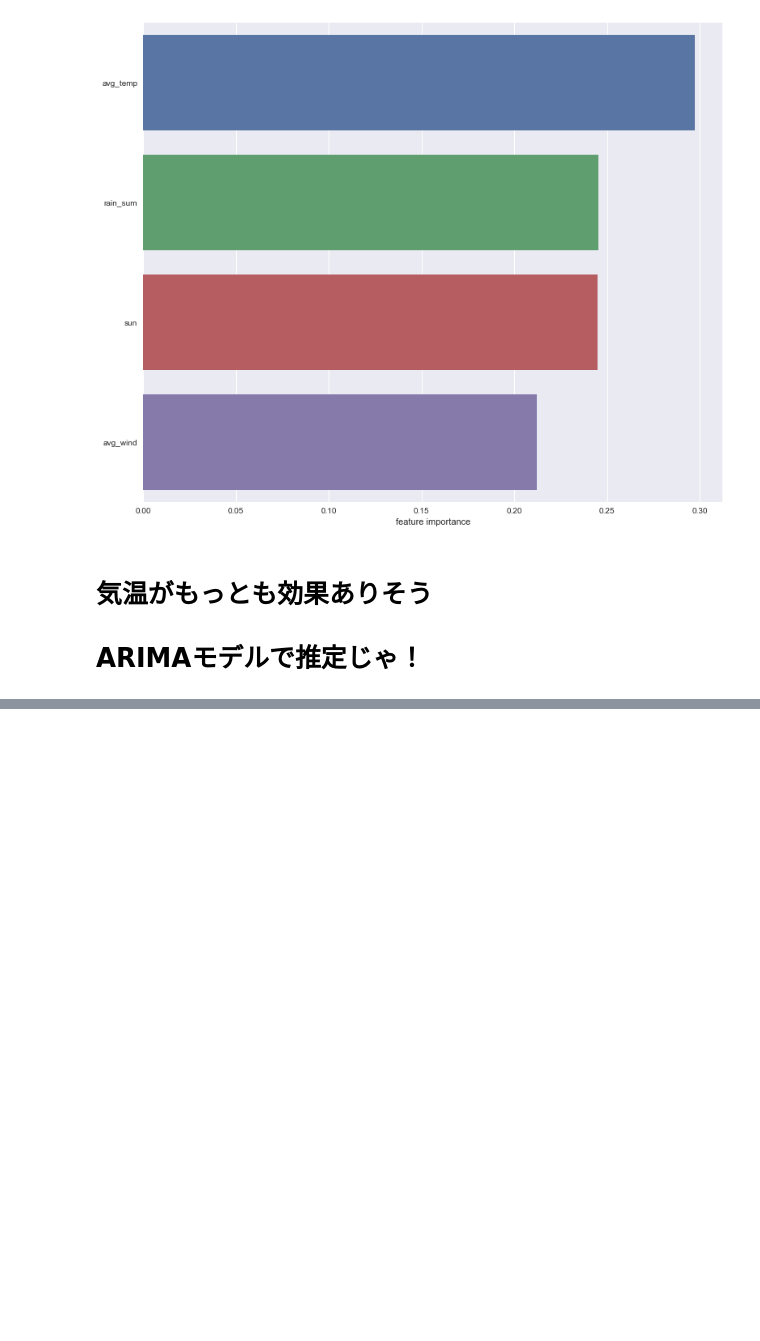
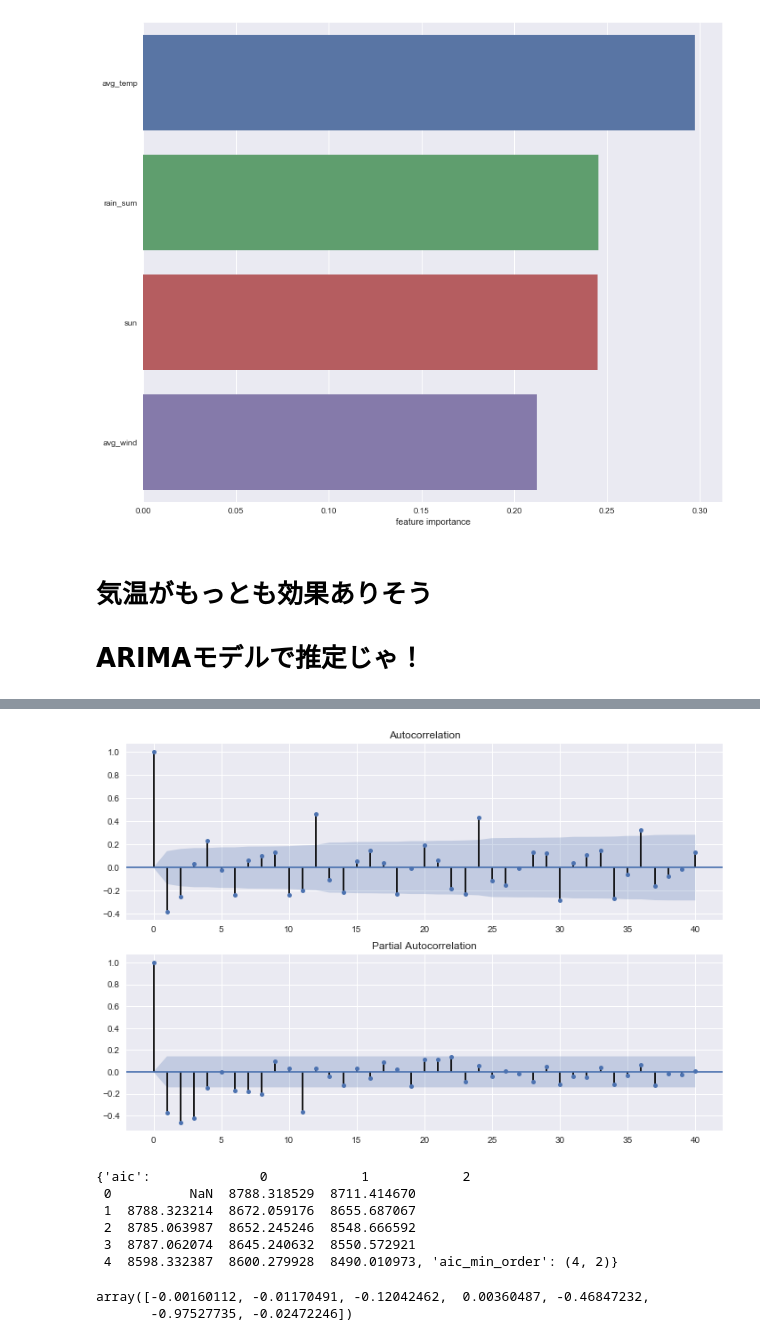
Before and after one commit to taishiroyamada/graduation_thesis_dayo, a Jupyter notebook: sotsuron_data6.ipynb, the cells around one changed output, grey strips where cells are left out. Saved outputs shown, nothing was run; the diff lists cells and outputs as text; code cells hidden in the pictures; blank space fills up the shorter version.

```diff
--- a/sotsuron_data6.ipynb
+++ b/sotsuron_data6.ipynb
@@ -416,7 +388,9 @@ print (par_ts_acf_2)
 # %%
 # 自己相関のグラフ
 fig = plt.figure(figsize=(12,8))
 ax1 = fig.add_subplot(211)
-fig = sm.graphics.tsa.plot_acf(diff_data.values.ravel(), lags=40, ax=ax1)
+fig = sm.graphics.tsa.plot_acf(con_train.values.ravel(), lags=40, ax=ax1)
 ax2 = fig.add_subplot(212)
-fig = sm.graphics.tsa.plot_pacf(diff_data.values.ravel(), lags=40, ax=ax2)
+fig = sm.graphics.tsa.plot_pacf(con_train.values.ravel(), lags=40, ax=ax2)
+# %% [output]
+[figure, added]
@@ -430,3 +397,11 @@ fig = sm.graphics.tsa.plot_pacf(diff_data_2.values.ravel(), lags=40, ax=ax2)
 # %%
-resDiff = sm.tsa.arma_order_select_ic(diff_data.values.ravel(), ic='aic', trend='nc')
-resDiff
+#差分系列でARIMA
+arima_4_1 = sm.tsa.arma_order_select_ic(diff_data.values.ravel(), ic='aic', trend='nc')
+arima_4_1
+# %% [output]
+{'aic':              0            1            2
+ 0          NaN  8788.318529  8711.414670
+ 1  8788.323214  8672.059176  8655.687067
+ 2  8785.063987  8652.245246  8548.666592
+ 3  8787.062074  8645.240632  8550.572921
+ 4  8598.332387  8600.279928  8490.010973, 'aic_min_order': (4, 2)}
@@ -438,3 +408,6 @@ resDiff_2
 # %%
-#aic_min_order = (4,2)なので
 results = ARIMA(diff_data.values.ravel(),order = [4,1,2]).fit()
+results.params
+# %% [output]
+array([-0.00160112, -0.01170491, -0.12042462,  0.00360487, -0.46847232,
+       -0.97527735, -0.02472246])
```
Also changed, not shown: parts of 14 cells of this notebook.
